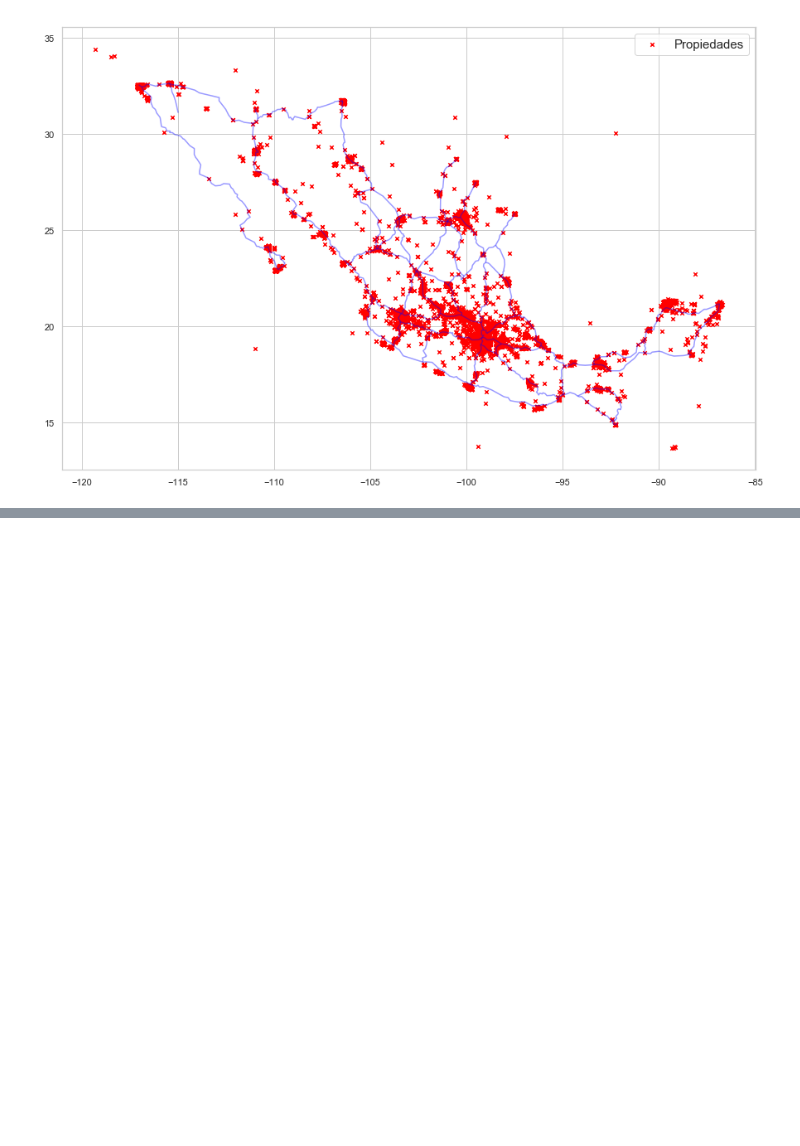
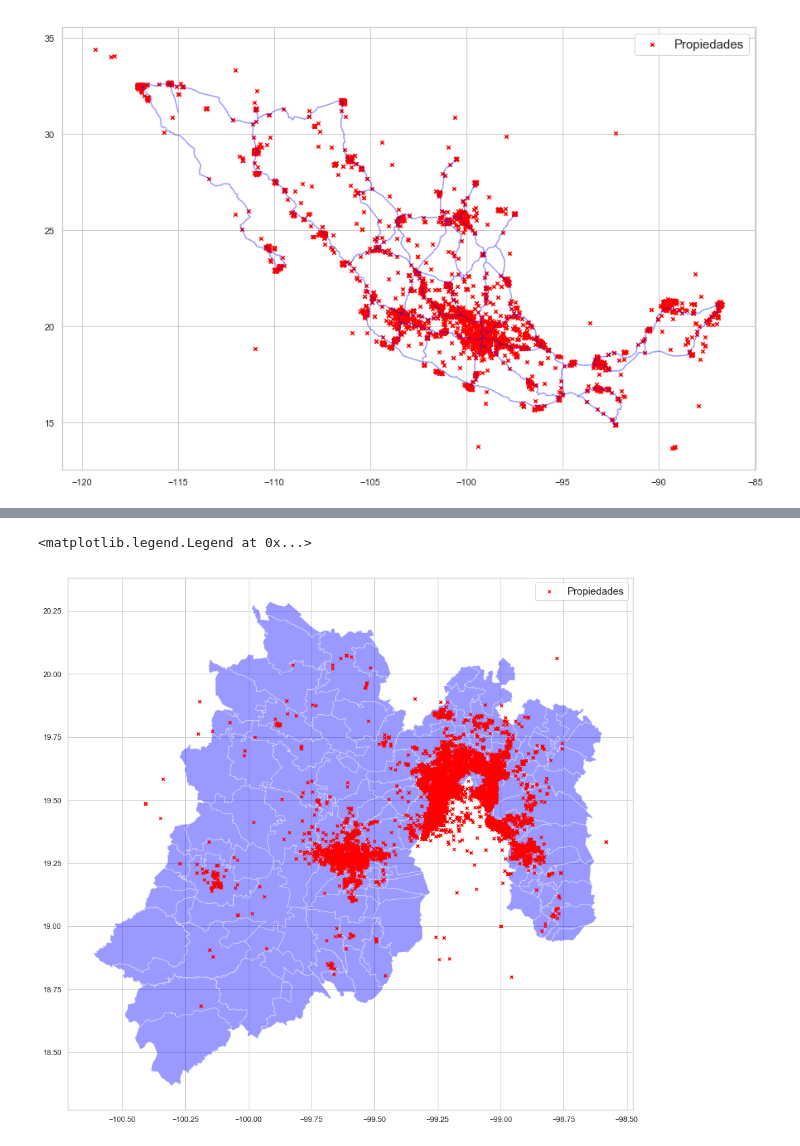
Before and after one commit to patopizzini/Organizacion_Datos_2C2019, a Jupyter notebook: TP1/TP1 Andres.ipynb, the cells around one changed output, grey strips where cells are left out. Saved outputs shown, nothing was run; the diff lists cells and outputs as text; code cells hidden in the pictures; blank space fills up the shorter version.

```diff
--- a/TP1/TP1 Andres.ipynb
+++ b/TP1/TP1 Andres.ipynb
@@ -327,4 +327,4 @@ print(obtenerPais(17.143504, -96.803504))
 # %% [output]
 Mexico
 # %%
-geo_df['pais'] = geo_df.apply(lambda x: obtenerPais(x['lat'], x['lng']), axis=1)
+#geo_df['pais'] = geo_df.apply(lambda x: obtenerPais(x['lat'], x['lng']), axis=1)
@@ -440,3 +412,7 @@ plt.legend(prop={'size': 15})
 # %% [output]
 <matplotlib.legend.Legend at 0x...>
 [figure]
+# %%
+Jalisco = mexico[mexico['provincia'] == 'Edo. de México']
+Jalisco = Jalisco[(Jalisco['lat'] > 18) & (Jalisco['lat'] < 20.5)]
+Jalisco = Jalisco[(Jalisco['lng'] > -100.75) & (Jalisco['lng'] < -98.5)]
@@ -442,0 +446,6 @@ plt.legend(prop={'size': 15})
+# %%
+geometry = [Point(xy) for xy in zip(Jalisco['lng'], Jalisco['lat'])]
+geometry[:3]
+
+geo_df = gpd.GeoDataFrame(Jalisco, crs = crs, geometry = geometry)
+geo_df.head()
@@ -442,0 +460,8 @@ plt.legend(prop={'size': 15})
+# %%
+fig, ax = plt.subplots(figsize = (15,15))
+jalisco_mapa.plot(ax = ax, alpha = 0.4, color="blue")
+geo_df.plot(ax = ax, markersize = 20, color = "red", marker = "x", label = "Propiedades")
+plt.legend(prop={'size': 15})
+# %% [output]
+<matplotlib.legend.Legend at 0x...>
+[figure, added]
```
Also changed, not shown: parts of 11 cells of this notebook.
